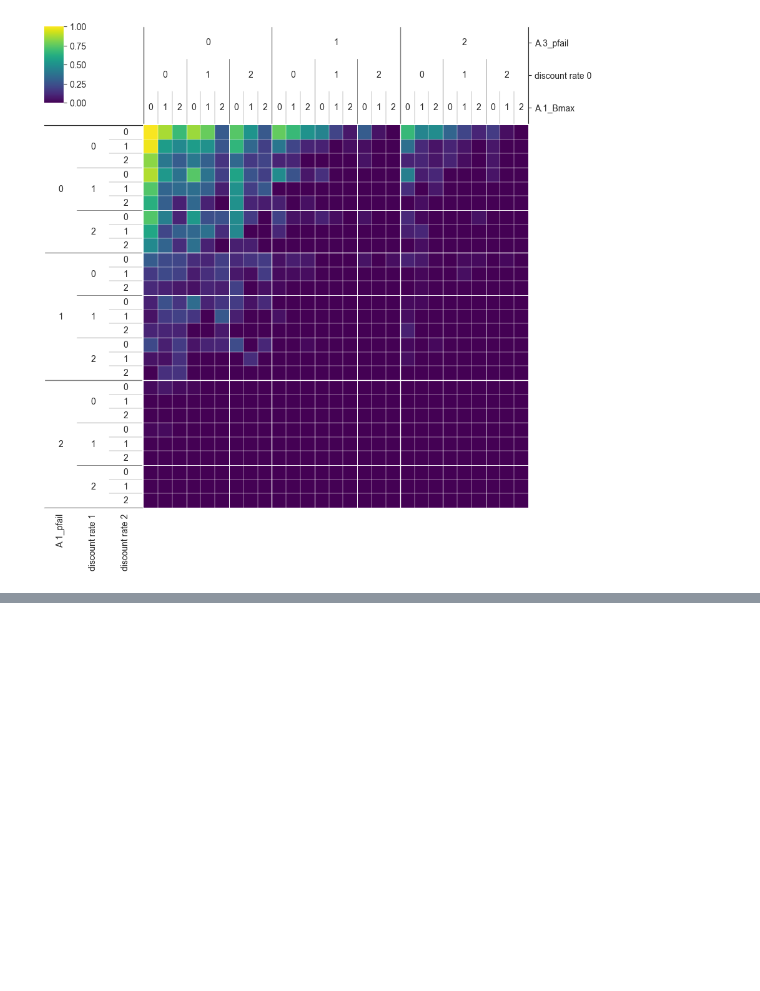
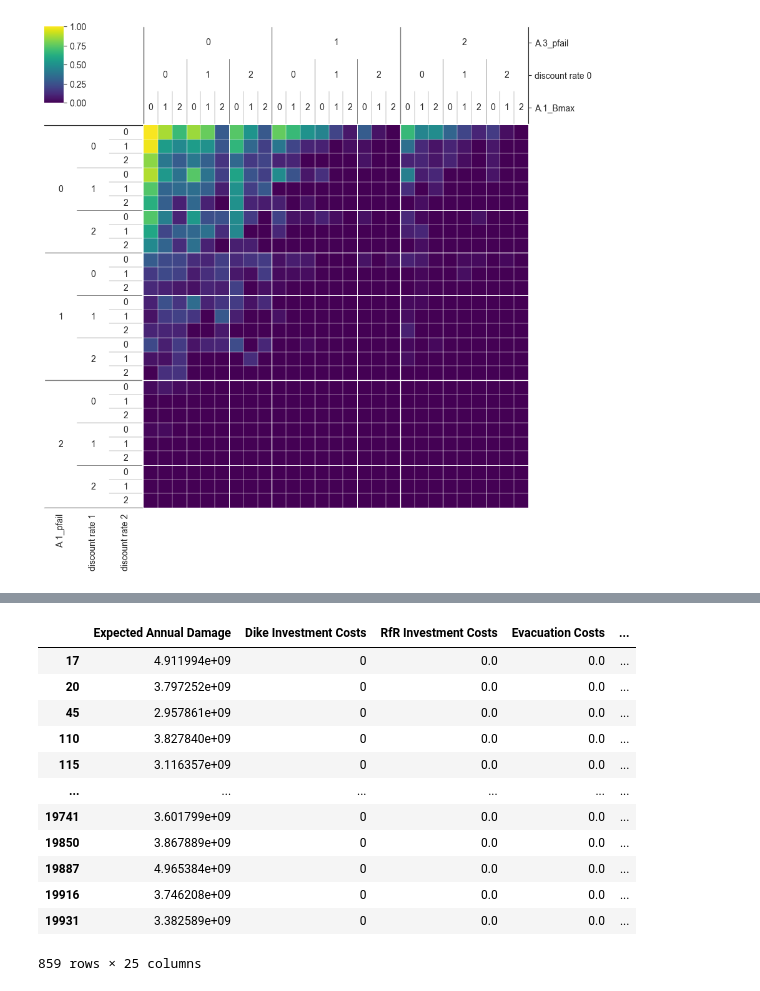
Before and after one commit to BRtudelft/Group1_EPA1361_Model-based_Decision-making, a Jupyter notebook: MORDM_1_problem_formulation.ipynb, the cells around one changed output, grey strips where cells are left out. Saved outputs shown, nothing was run; the diff lists cells and outputs as text; code cells hidden in the pictures; blank space fills up the shorter version.

```diff
--- a/MORDM_1_problem_formulation.ipynb
+++ b/MORDM_1_problem_formulation.ipynb
@@ -261,0 +290,17 @@ plt.show()
+# %%
+merged = pd.merge(select_rows , uncertainty_experiments , left_index=True, right_index=True)
+merged
+# %% [output]
+|  | Expected Annual Damage | Dike Investment Costs | RfR Investment Costs | Evacuation Costs | ... |
+| 17 | 4.911994e+09 | 0 | 0.0 | 0.0 | ... |
+| 20 | 3.797252e+09 | 0 | 0.0 | 0.0 | ... |
+| 45 | 2.957861e+09 | 0 | 0.0 | 0.0 | ... |
+| 110 | 3.827840e+09 | 0 | 0.0 | 0.0 | ... |
+| 115 | 3.116357e+09 | 0 | 0.0 | 0.0 | ... |
+| ... | ... | ... | ... | ... | ... |
+| 19741 | 3.601799e+09 | 0 | 0.0 | 0.0 | ... |
+| 19850 | 3.867889e+09 | 0 | 0.0 | 0.0 | ... |
+| 19887 | 4.965384e+09 | 0 | 0.0 | 0.0 | ... |
+| 19916 | 3.746208e+09 | 0 | 0.0 | 0.0 | ... |
+| 19931 | 3.382589e+09 | 0 | 0.0 | 0.0 | ... |
+859 rows × 25 columns
```
Also changed, not shown: parts of 13 cells of this notebook.
